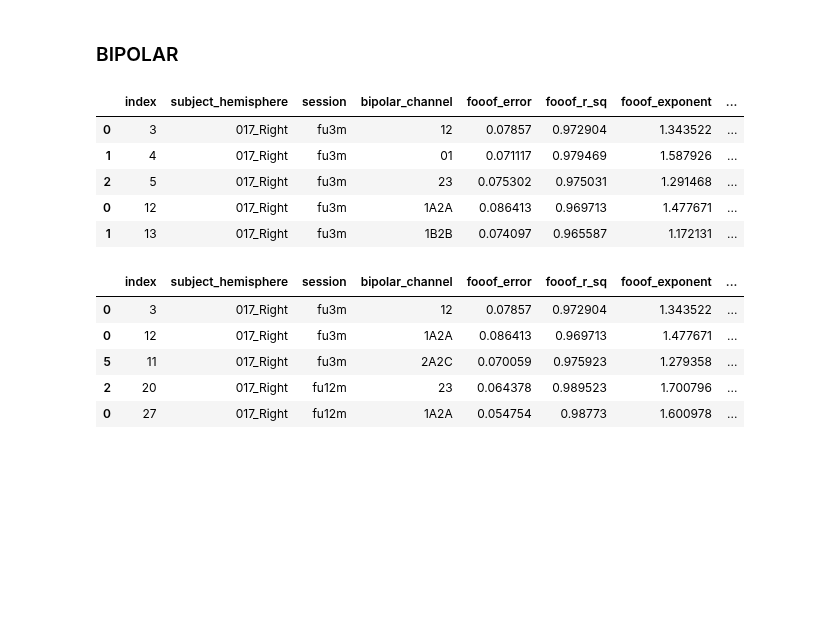
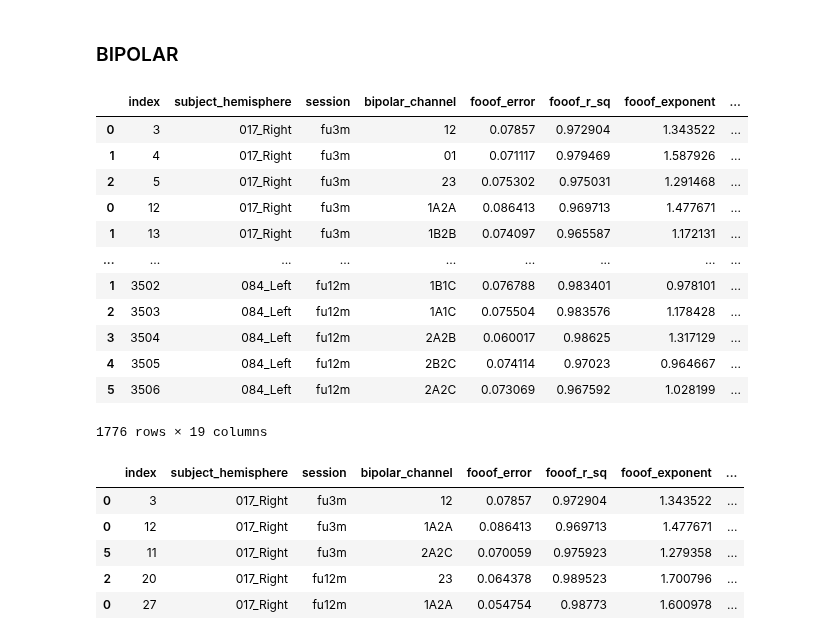
Before and after one commit to JKBehnke/BetaSenSightLongterm, a Jupyter notebook: notebooks/revision_dataset.ipynb, the cells around one changed output. Saved outputs shown, nothing was run; the diff lists cells and outputs as text; code cells hidden in the pictures; blank space fills up the shorter version.

```diff
--- a/notebooks/revision_dataset.ipynb
+++ b/notebooks/revision_dataset.ipynb
@@ -175,3 +177,6 @@ loaded from:  /Users/jenniferbehnke/Dropbox/work/ResearchProjects/Monopolar_powe
+# %%
+# load if you want to see complete Dataframes
+pd.set_option("display.max_rows", None)
 # %% [markdown]
 ## Steps to write data
 # %% [markdown]
@@ -304,22 +445,31 @@ FOOOF r squared sem: 0.0004921013459795417
 # %%
 # FOOOF data only of one longterm session
 # 12 LFP channels per STN
 
-beta_rank_DF = loadResults.load_fooof_beta_ranks(
-        fooof_spectrum="periodic_spectrum",
-        fooof_version="v2",
-        all_or_one_chan="beta_ranks_all",
-        all_or_one_longterm_ses="one_longterm_session",
-    )
+selected_fooof_data = loadResults.select_fooof_data(data="bipolar_beta",cohort="all_included")
 
-beta_rank_DF.head()
+# beta_rank_DF = loadResults.load_fooof_beta_ranks(
+#         fooof_spectrum="periodic_spectrum",
+#         fooof_version="v2",
+#         all_or_one_chan="beta_ranks_all",
+#         all_or_one_longterm_ses="one_longterm_session",
+#     )
+
+selected_fooof_data["fooof_data"]
 # %% [output]
 |  | index | subject_hemisphere | session | bipolar_channel | fooof_error | fooof_r_sq | fooof_exponent | ... |
 | 0 | 3 | 017_Right | fu3m | 12 | 0.07857 | 0.972904 | 1.343522 | ... |
 | 1 | 4 | 017_Right | fu3m | 01 | 0.071117 | 0.979469 | 1.587926 | ... |
 | 2 | 5 | 017_Right | fu3m | 23 | 0.075302 | 0.975031 | 1.291468 | ... |
 | 0 | 12 | 017_Right | fu3m | 1A2A | 0.086413 | 0.969713 | 1.477671 | ... |
 | 1 | 13 | 017_Right | fu3m | 1B2B | 0.074097 | 0.965587 | 1.172131 | ... |
+| ... | ... | ... | ... | ... | ... | ... | ... | ... |
+| 1 | 3502 | 084_Left | fu12m | 1B1C | 0.076788 | 0.983401 | 0.978101 | ... |
+| 2 | 3503 | 084_Left | fu12m | 1A1C | 0.075504 | 0.983576 | 1.178428 | ... |
+| 3 | 3504 | 084_Left | fu12m | 2A2B | 0.060017 | 0.98625 | 1.317129 | ... |
+| 4 | 3505 | 084_Left | fu12m | 2B2C | 0.074114 | 0.97023 | 0.964667 | ... |
+| 5 | 3506 | 084_Left | fu12m | 2A2C | 0.073069 | 0.967592 | 1.028199 | ... |
+1776 rows × 19 columns
 # %%
 # FOOOF data only of one longterm session
 # only highest beta channel (rank 1) per LFP group
```
Also changed, not shown: parts of 26 cells of this notebook, 1 other file.
